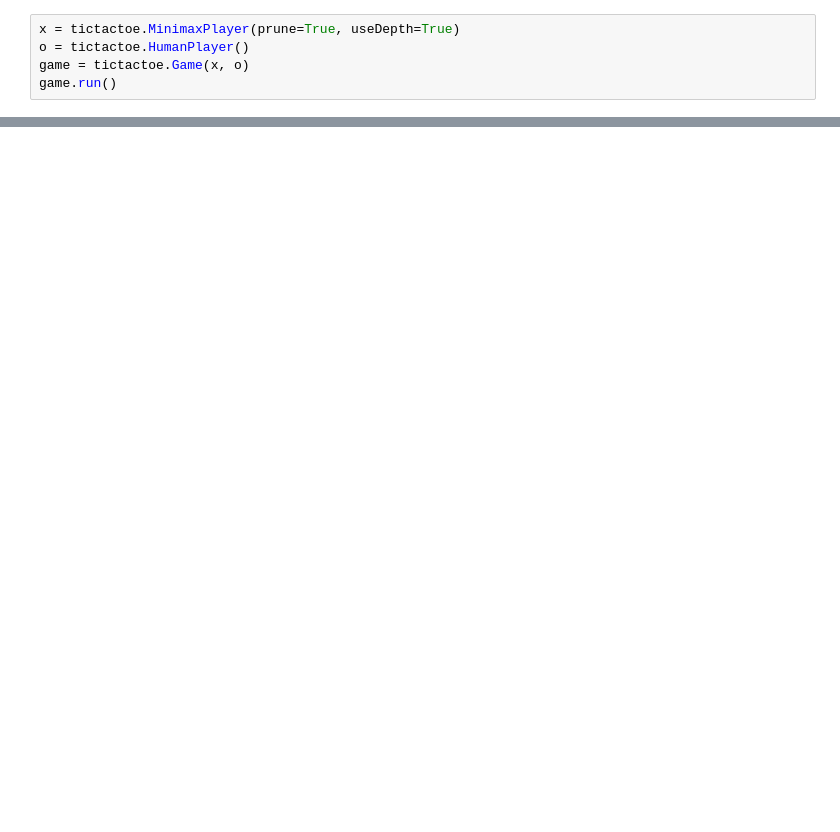
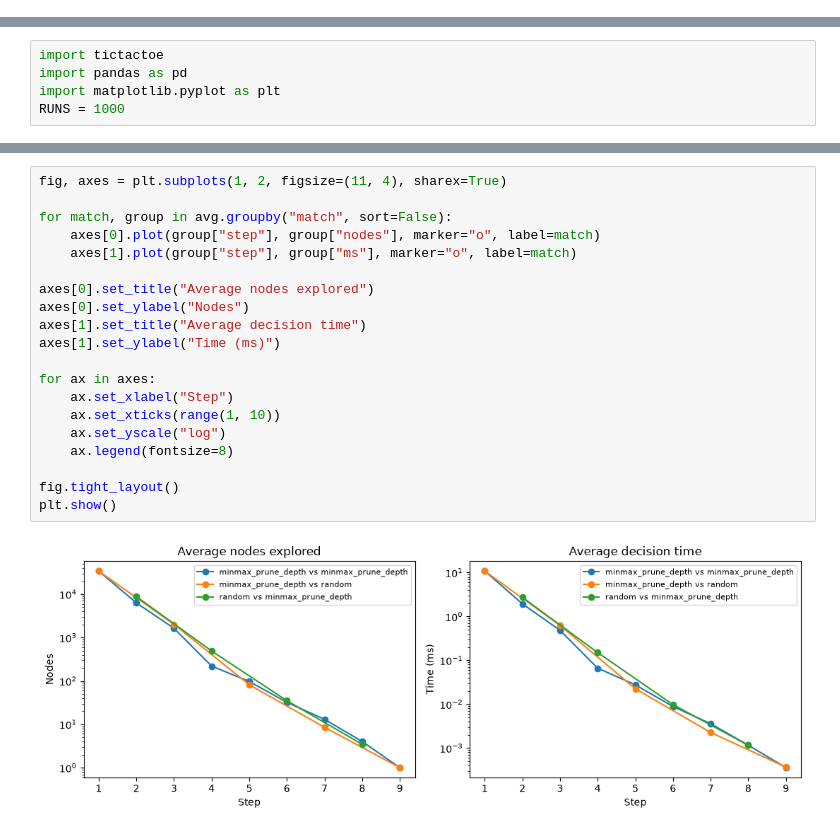
Before and after one commit to HunterFlechsig/Tic-Tac-Toe-Bot, a Jupyter notebook: experiments/src/experiments/notebook.ipynb, the cells around one changed output, grey strips where cells are left out. Saved outputs shown, nothing was run; the diff lists cells and outputs as text; blank space fills up the shorter version.

Commit message:
update game logic for experimnets, add few exerpriemnts

```diff
--- a/experiments/src/experiments/notebook.ipynb
+++ b/experiments/src/experiments/notebook.ipynb
@@ -3,5 +0,0 @@ import tictactoe
-# %%
-x = tictactoe.MinimaxPlayer(prune=True, useDepth=True)
-o = tictactoe.HumanPlayer()
-game = tictactoe.Game(x, o)
-game.run()
@@ -31,0 +1,5 @@ tictactoe.Game(human, bot).run()
+# %%
+import tictactoe
+import pandas as pd
+import matplotlib.pyplot as plt
+RUNS = 1000
@@ -31,0 +68,22 @@ tictactoe.Game(human, bot).run()
+# %%
+fig, axes = plt.subplots(1, 2, figsize=(11, 4), sharex=True)
+
+for match, group in avg.groupby("match", sort=False):
+    axes[0].plot(group["step"], group["nodes"], marker="o", label=match)
+    axes[1].plot(group["step"], group["ms"], marker="o", label=match)
+
+axes[0].set_title("Average nodes explored")
+axes[0].set_ylabel("Nodes")
+axes[1].set_title("Average decision time")
+axes[1].set_ylabel("Time (ms)")
+
+for ax in axes:
+    ax.set_xlabel("Step")
+    ax.set_xticks(range(1, 10))
+    ax.set_yscale("log")
+    ax.legend(fontsize=8)
+
+fig.tight_layout()
+plt.show()
+# %% [output]
+[figure, added]
```
Also changed, not shown: parts of 6 cells of this notebook, 5 other files.
